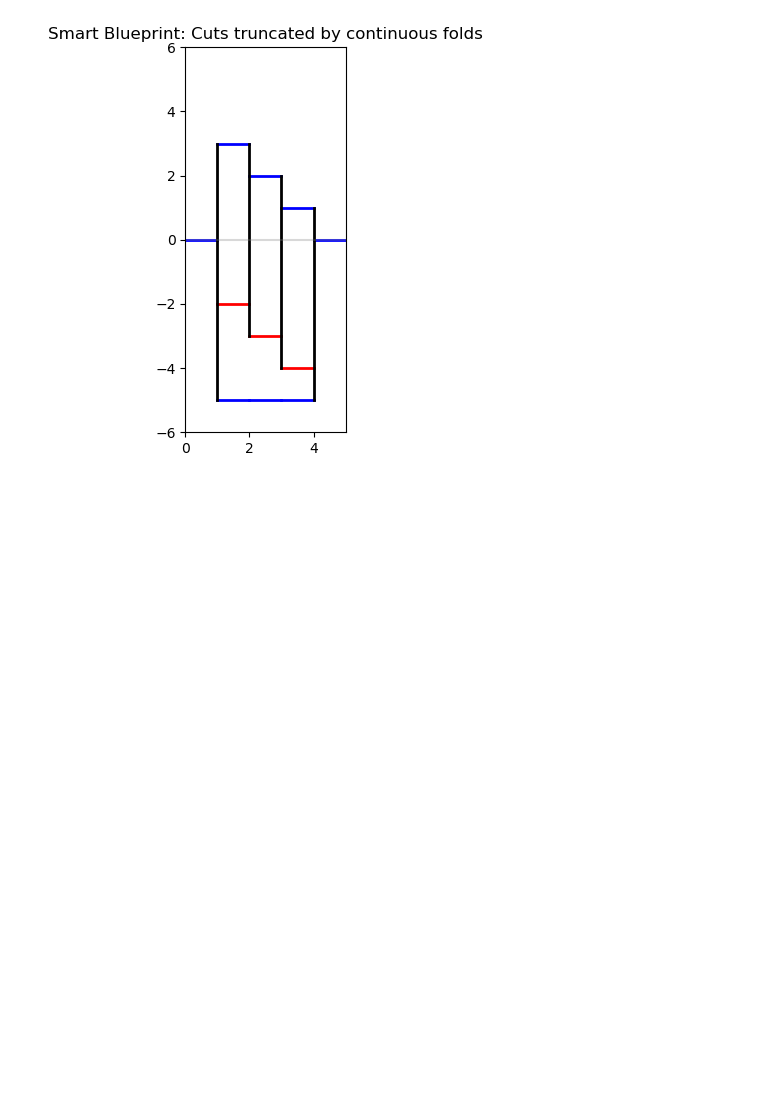
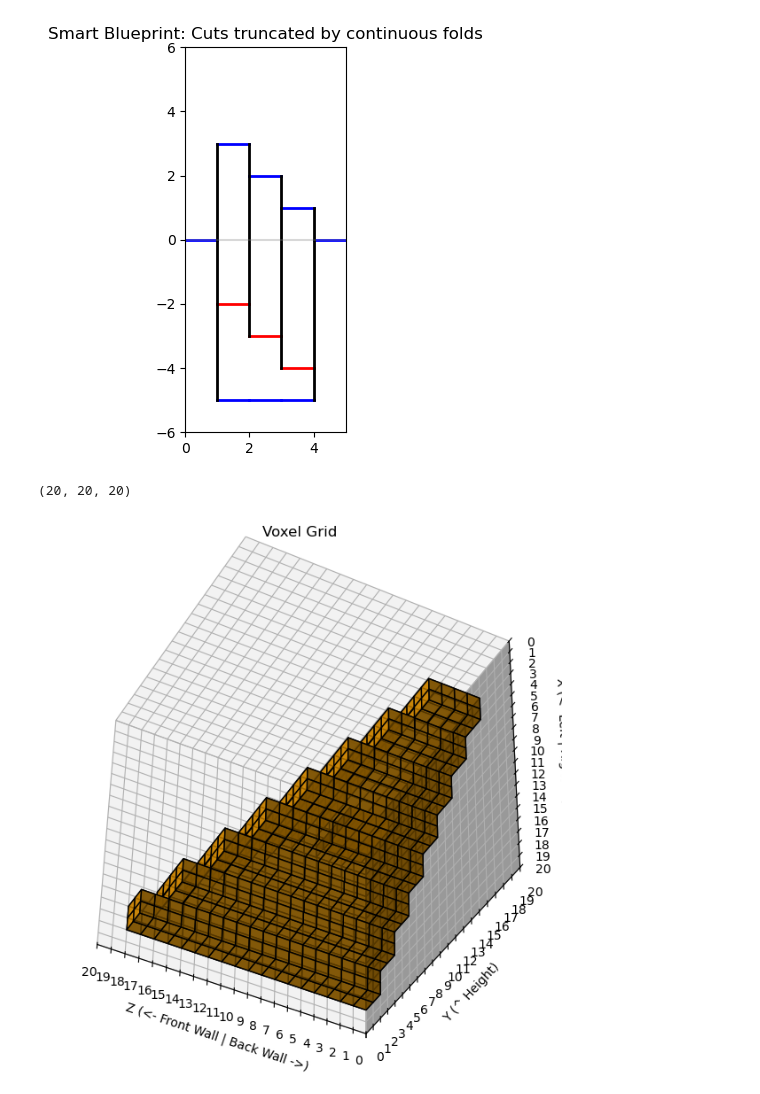
Before and after one commit to zining01/popup_design, a Jupyter notebook: popup_logic/popup_logic.ipynb, the cells around one changed output. Cells and saved outputs as stored; diff of their text form; code cells hidden in the pictures; blank space fills up the shorter version.

```diff
--- a/popup_logic/popup_logic.ipynb
+++ b/popup_logic/popup_logic.ipynb
@@ -85,3 +86,23 @@ visualize_results(test_grid, output, size=GRIDSIDE)
 generate_blueprint(output)
 # %% [output]
 [figure]
+# %%
+# read test data
+VOX = "./vox_files/stairs.vox"
+voxel_array_full = vox_to_arr(VOX)
+
+# get first three dimensions and swap z and y axes
+voxel_array_3d = voxel_array_full[:,:,:,0]
+voxel_array_3d = np.flip(voxel_array_3d, axis = 1)
+voxel_array_3d = np.transpose(voxel_array_3d, axes = (0, 2, 1))
+
+# binarize
+voxel_array_3d_binarized = (voxel_array_3d > 0).astype(float)
+
+voxel_array_3d_binarized.shape
+# %% [output]
+(20, 20, 20)
+# %%
+visualize_results(voxel_array_3d_binarized, None, max(voxel_array_3d_binarized.shape))
+# %% [output]
+[figure, added]
```
Also changed, not shown: parts of 4 cells of this notebook, 2 other files.
